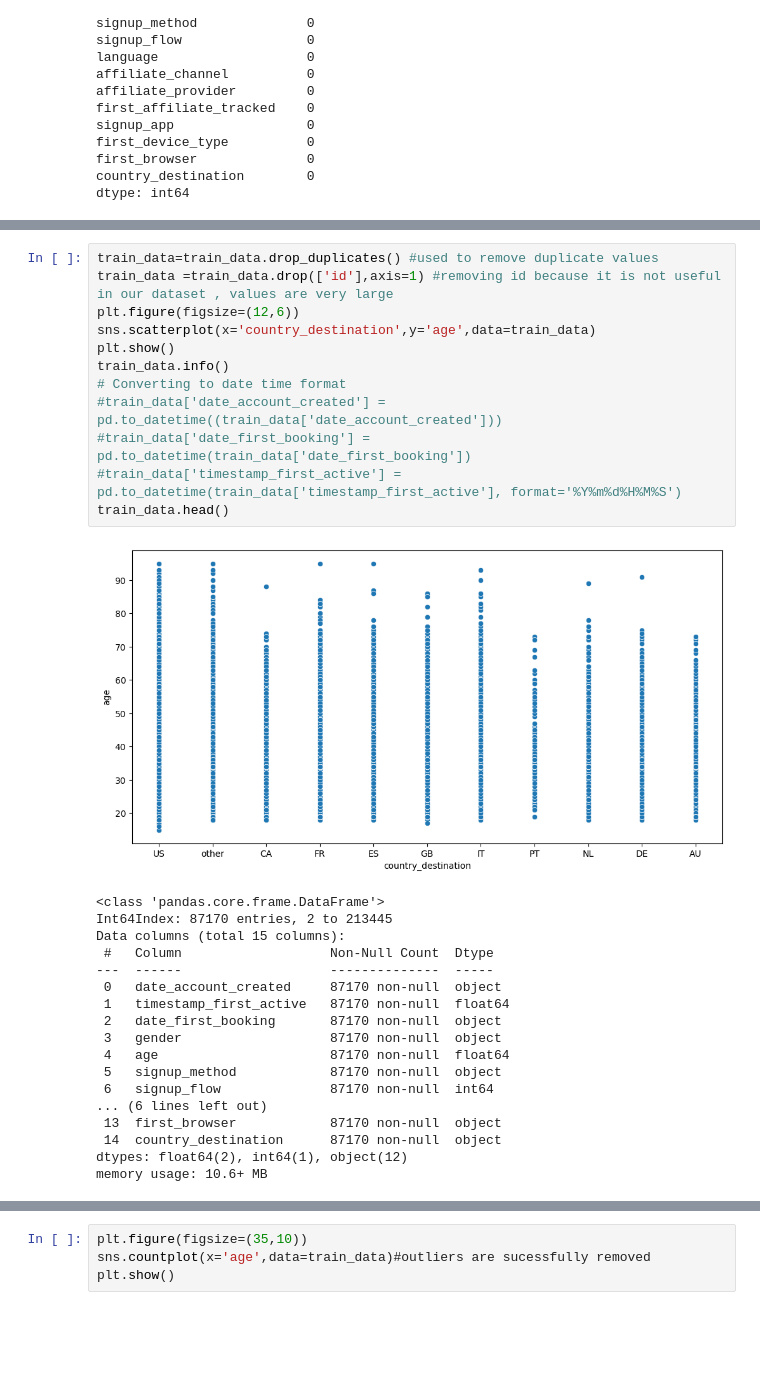
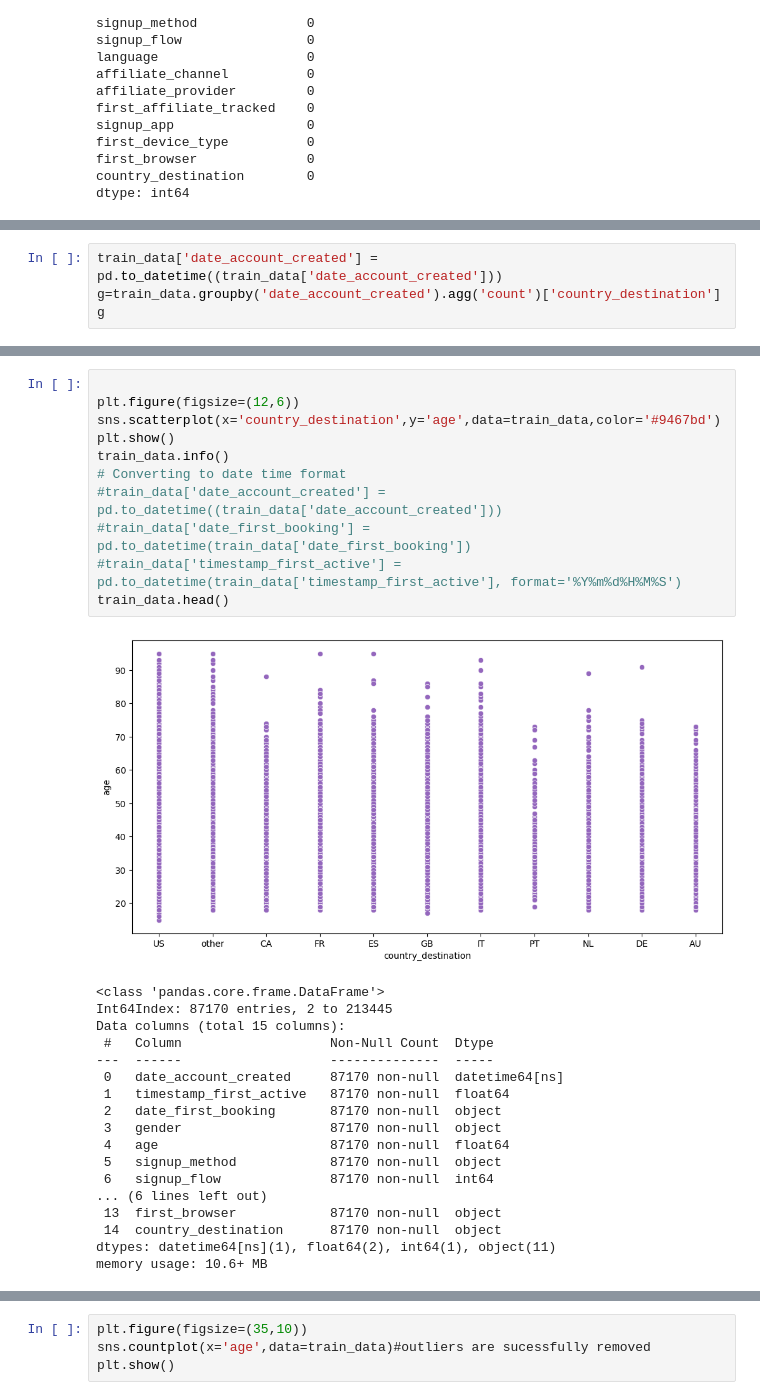
Before and after one commit to Shaimaa-moh/Mining-Project, a Jupyter notebook: Airbnb.ipynb, the cells around one changed output, grey strips where cells are left out. Drawn from its saved outputs; the diff is of its cells as text; blank space fills up the shorter version.

```diff
--- a/Airbnb.ipynb
+++ b/Airbnb.ipynb
@@ -126,0 +139,4 @@ dtype: int64
+# %%
+train_data['date_account_created'] = pd.to_datetime((train_data['date_account_created']))
+g=train_data.groupby('date_account_created').agg('count')['country_destination']
+g
@@ -127,23 +184,22 @@ dtype: int64
 # %%
-train_data=train_data.drop_duplicates() #used to remove duplicate values
-train_data =train_data.drop(['id'],axis=1) #removing id because it is not useful in our dataset , values are very large
+
 plt.figure(figsize=(12,6))
-sns.scatterplot(x='country_destination',y='age',data=train_data)
+sns.scatterplot(x='country_destination',y='age',data=train_data,color='#9467bd')
 plt.show()
 train_data.info()
 # Converting to date time format
 #train_data['date_account_created'] = pd.to_datetime((train_data['date_account_created']))
 #train_data['date_first_booking'] = pd.to_datetime(train_data['date_first_booking'])
 #train_data['timestamp_first_active'] = pd.to_datetime(train_data['timestamp_first_active'], format='%Y%m%d%H%M%S')
 train_data.head()
 # %% [output]
-[figure, old version]
+[figure, new version]
 <class 'pandas.core.frame.DataFrame'>
 Int64Index: 87170 entries, 2 to 213445
 Data columns (total 15 columns):
  #   Column                   Non-Null Count  Dtype
 ---  ------                   --------------  -----
- 0   date_account_created     87170 non-null  object
+ 0   date_account_created     87170 non-null  datetime64[ns]
  1   timestamp_first_active   87170 non-null  float64
  2   date_first_booking       87170 non-null  object
  3   gender                   87170 non-null  object
@@ -153,6 +209,6 @@ Data columns (total 15 columns):
 ... (6 lines left out)
  13  first_browser            87170 non-null  object
  14  country_destination      87170 non-null  object
-dtypes: float64(2), int64(1), object(12)
+dtypes: datetime64[ns](1), float64(2), int64(1), object(11)
 memory usage: 10.6+ MB
 |  | date_account_created | timestamp_first_active | date_first_booking | gender | age | signup_method | ... |
```
Also changed, not shown: parts of 15 cells of this notebook.
